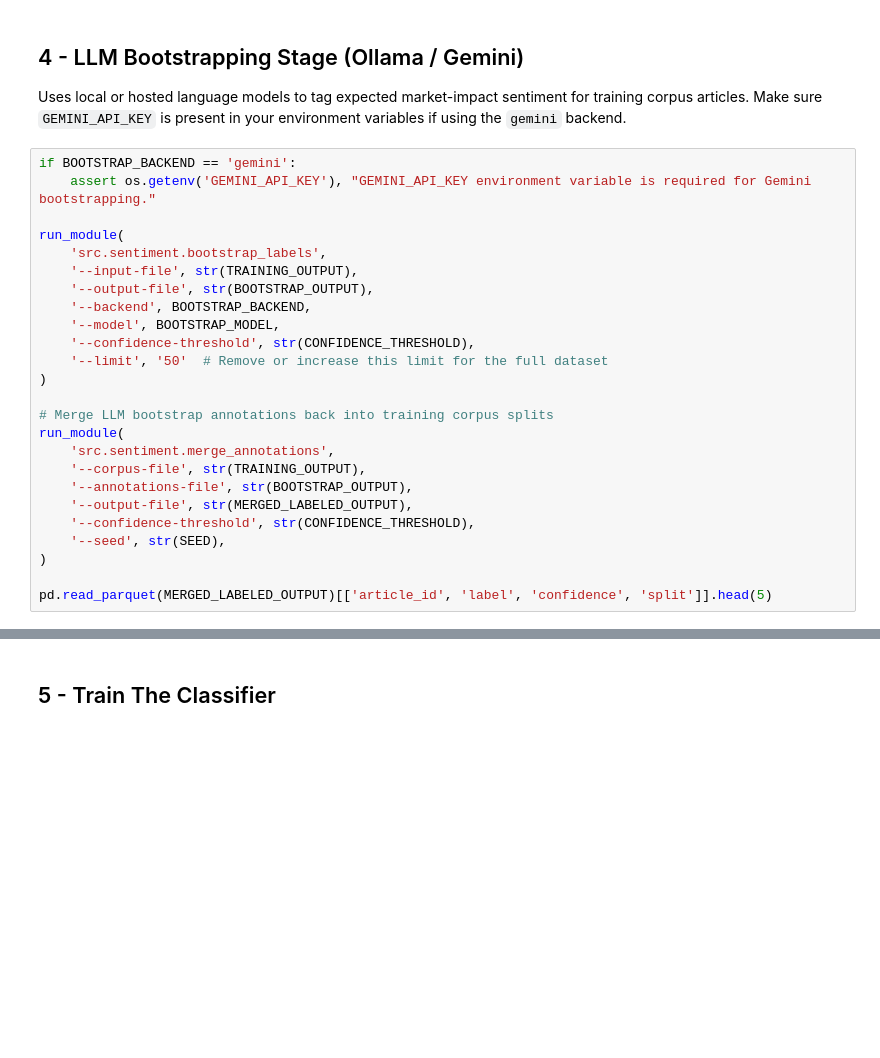
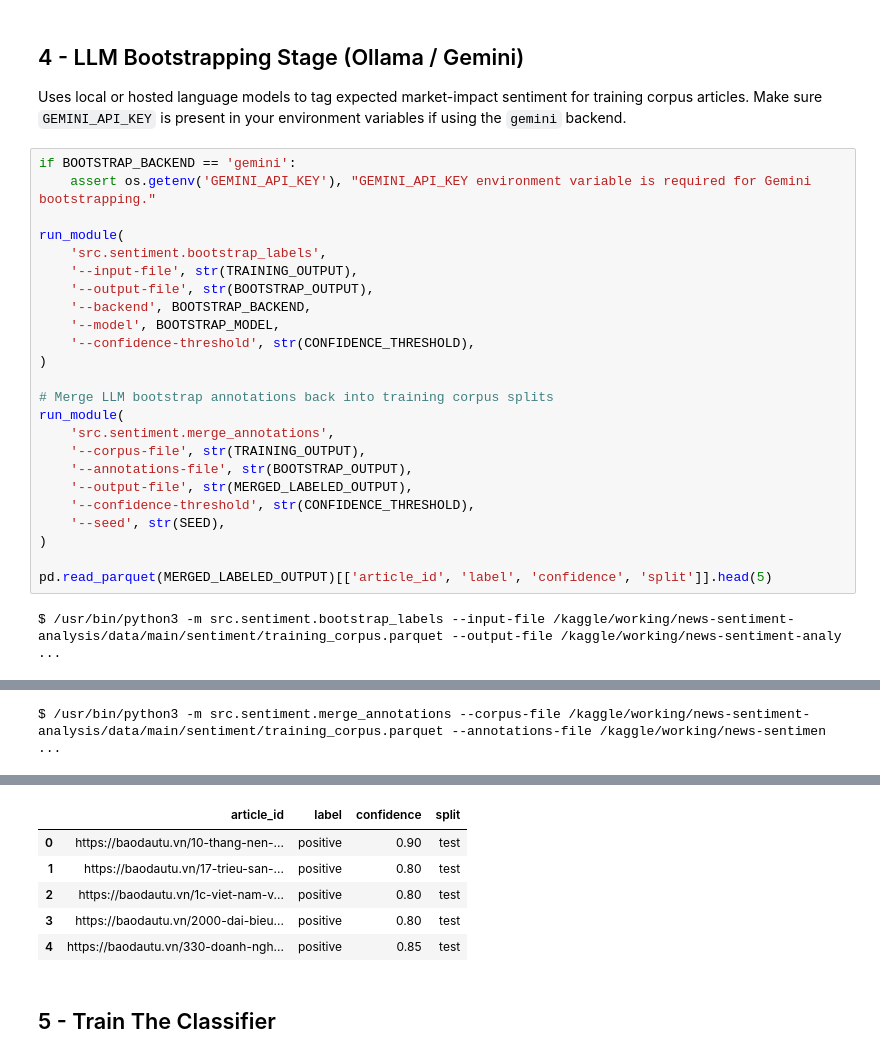
Before and after one commit to tlong-ds/news-sentiment-analysis, a Jupyter notebook: notebooks/02_phobert_finetuning.ipynb, the cells around one changed output, grey strips where cells are left out. Cells and saved outputs as stored; diff of their text form; blank space fills up the shorter version.

```diff
--- a/notebooks/02_phobert_finetuning.ipynb
+++ b/notebooks/02_phobert_finetuning.ipynb
@@ -230,7 +242,6 @@ run_module(
     '--backend', BOOTSTRAP_BACKEND,
     '--model', BOOTSTRAP_MODEL,
     '--confidence-threshold', str(CONFIDENCE_THRESHOLD),
-    '--limit', '50'  # Remove or increase this limit for the full dataset
 )
 
 # Merge LLM bootstrap annotations back into training corpus splits
@@ -244,3 +255,5 @@ run_module(
 )
 
 pd.read_parquet(MERGED_LABELED_OUTPUT)[['article_id', 'label', 'confidence', 'split']].head(5)
+# %% [output]
+$ /usr/bin/python3 -m src.sentiment.bootstrap_labels --input-file /kaggle/working/news-sentiment-analysis/data/main/sentiment/training_corpus.parquet --output-file /kaggle/working/news-sentiment-analy ...
@@ -246,0 +261 @@ pd.read_parquet(MERGED_LABELED_OUTPUT)[['article_id', 'label', 'confidence', 'sp
+$ /usr/bin/python3 -m src.sentiment.merge_annotations --corpus-file /kaggle/working/news-sentiment-analysis/data/main/sentiment/training_corpus.parquet --annotations-file /kaggle/working/news-sentimen ...
@@ -247,3 +263,9 @@ pd.read_parquet(MERGED_LABELED_OUTPUT)[['article_id', 'label', 'confidence', 'sp
+|  | article_id | label | confidence | split |
+| 0 | https://baodautu.vn/10-thang-nen-... | positive | 0.90 | test |
+| 1 | https://baodautu.vn/17-trieu-san-... | positive | 0.80 | test |
+| 2 | https://baodautu.vn/1c-viet-nam-v... | positive | 0.80 | test |
+| 3 | https://baodautu.vn/2000-dai-bieu... | positive | 0.80 | test |
+| 4 | https://baodautu.vn/330-doanh-ngh... | positive | 0.85 | test |
 # %% [markdown]
 ## 5 - Train The Classifier
 # %%
```
Also changed, not shown: parts of 8 cells of this notebook, 1 other file.
